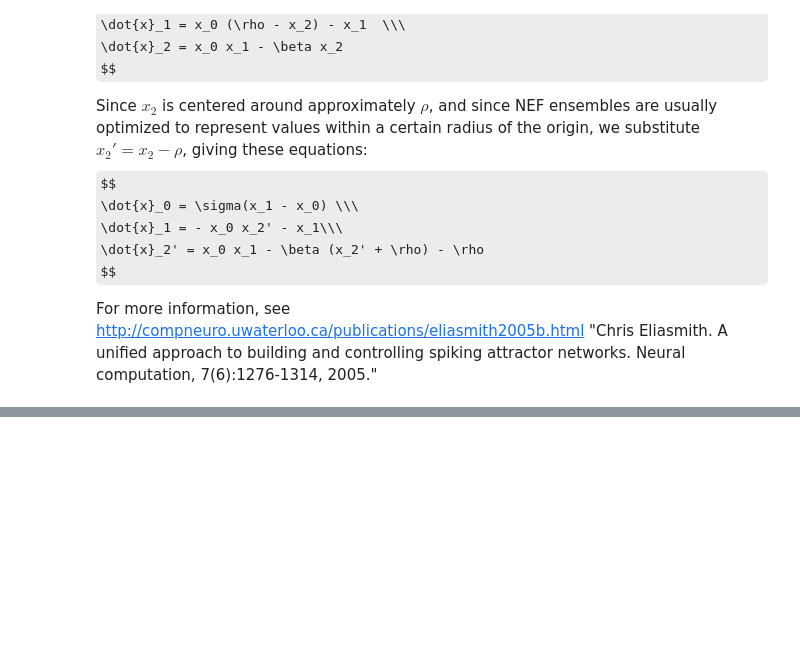
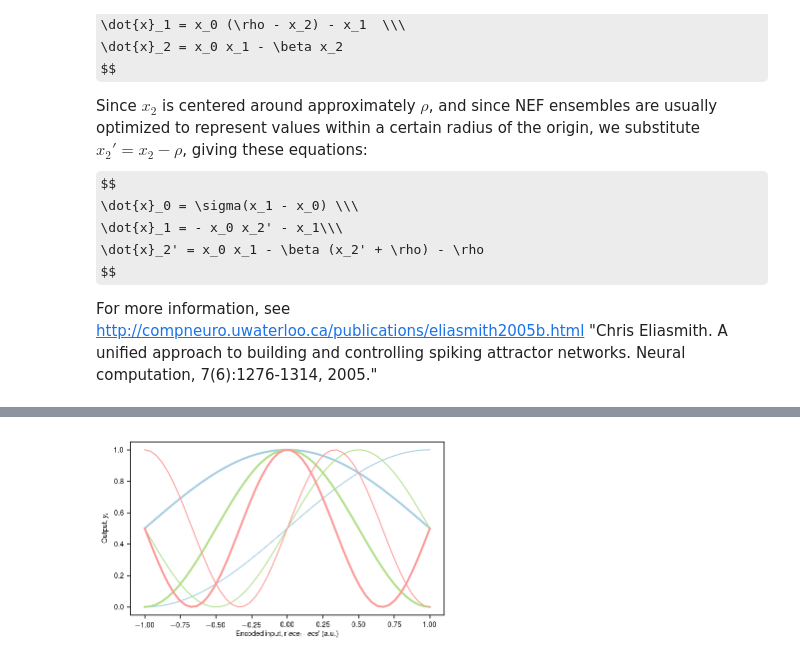
Before and after one commit to atait/nengo, a Jupyter notebook: examples/Fourier Sinusoid Neuron_SciRep.ipynb, the cells around one changed output, grey strips where cells are left out. Cells and saved outputs as stored; diff of their text form; code cells hidden in the pictures; some formulas as TeX source; blank space fills up the shorter version.

```diff
--- a/examples/Fourier Sinusoid Neuron_SciRep.ipynb
+++ b/examples/Fourier Sinusoid Neuron_SciRep.ipynb
@@ -241,33 +244,35 @@ saving = False
 #     state = nengo.Ensemble(num_neurons, dimensions=1, intercepts=intercepts, neuron_type=nengo.neurons.FourierSinusoid(max_overall_rate=1),
 #                        max_rates=max_rates,
 #                        encoders=encoders, radius=60.)
 #     state_probe = nengo.Probe(state)
 
 # with nengo.Simulator(model) as sim:
 #     eval_points, activities = tuning_curves(state, sim)
 
 # Alex version
 eval_points, responses = response_curves(state, sim)
 if num_neurons != np.shape(responses)[1]:
     raise Exception('Number of neurons(' + str(num_neurons) + ') and response curves(' + str(np.shape(responses)[1]) + ') is inconsistent')
 
 if saving:
     pp = PdfPages('tuning_curves.pdf')
 fig = plt.figure(2, figsize=(5,3), dpi=72)
 # jet = cm = plt.get_cmap('winter')
 # cNorm  = colors.Normalize(vmin=0, vmax=(num_neurons-1)/2)
 cm = plt.get_cmap('Paired')
 cNorm  = colors.Normalize(vmin=0, vmax=12.01)
 scalarMap = cmx.ScalarMappable(norm=cNorm, cmap=cm)
 for i in range(0, int(num_neurons/num_encoders), 2):
     colorVal = scalarMap.to_rgba(i+1)
-    plt.plot(eval_points, responses[:,i*(num_encoders)]/400, lw=1, hold=True, color=colorVal)
+    plt.plot(eval_points, responses[:,i*(num_encoders)]/400, lw=1, color=colorVal)
     colorVal = scalarMap.to_rgba(i+1)
-    plt.plot(eval_points, responses[:,(i+1)*(num_encoders)]/400, lw=2, hold=True, color=colorVal)
+    plt.plot(eval_points, responses[:,(i+1)*(num_encoders)]/400, lw=2, color=colorVal)
 plt.xlabel("Encoded input, r'$\vec{e}_i \cdot \vec{s}$' (a.u.)")
 plt.ylabel("Output, $y_i$")
 plt.tight_layout()
 if saving:
     pp.savefig()
     pp.close()
+# %% [output]
+[figure, added]
 # %%
```
Also changed, not shown: parts of 8 cells of this notebook, 1 other file.
